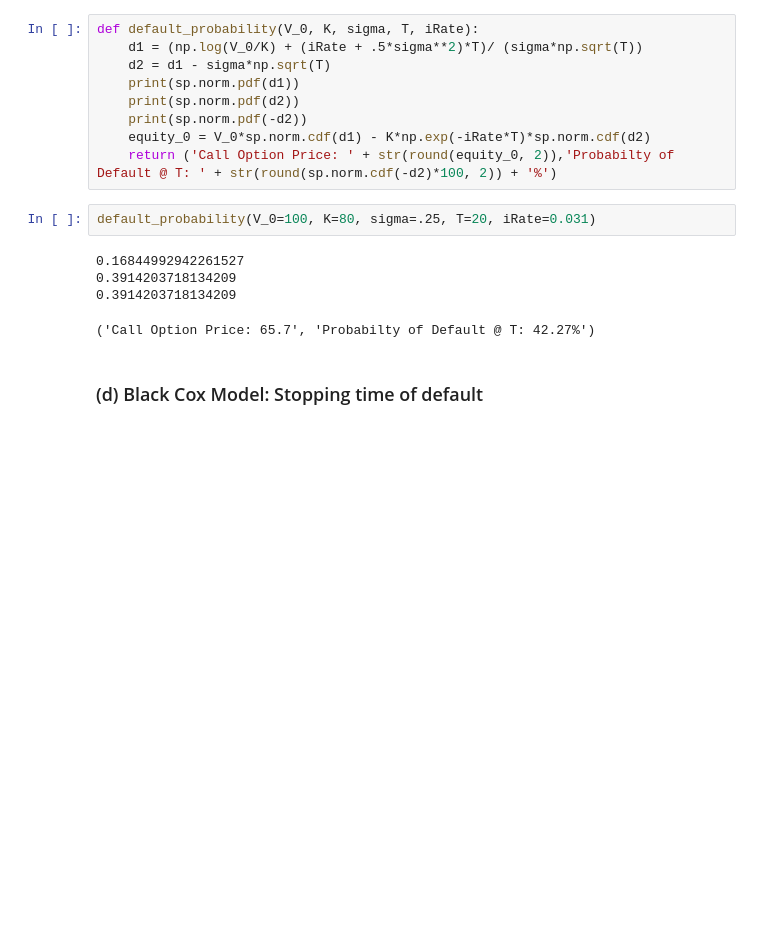
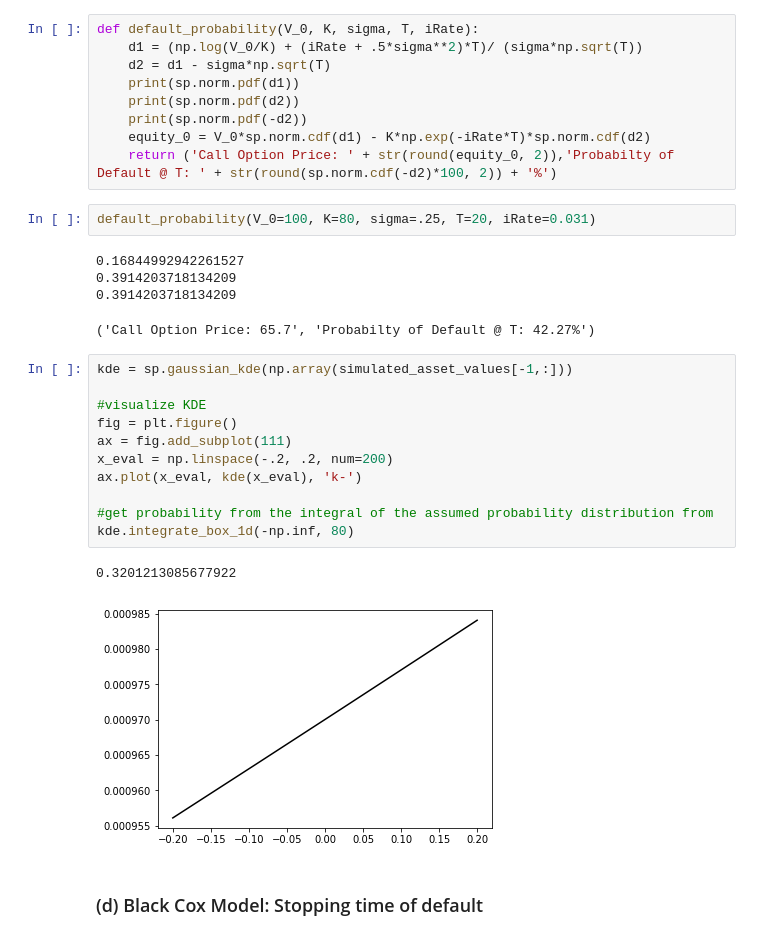
Before and after one commit to Amcdonne95/Imperial_Credit_RIsk, a Jupyter notebook: Merton_BlackCox_Model.ipynb, the cells around one changed output. Drawn from its saved outputs; the diff is of its cells as text; blank space fills up the shorter version.

```diff
--- a/Merton_BlackCox_Model.ipynb
+++ b/Merton_BlackCox_Model.ipynb
@@ -117,5 +149,19 @@ default_probability(V_0=100, K=80, sigma=.25, T=20, iRate=0.031)
 0.3914203718134209
 0.3914203718134209
 ('Call Option Price: 65.7', 'Probabilty of Default @ T: 42.27%')
+# %%
+kde = sp.gaussian_kde(np.array(simulated_asset_values[-1,:]))
+
+#visualize KDE
+fig = plt.figure()
+ax = fig.add_subplot(111)
+x_eval = np.linspace(-.2, .2, num=200)
+ax.plot(x_eval, kde(x_eval), 'k-')
+
+#get probability from the integral of the assumed probability distribution from
+kde.integrate_box_1d(-np.inf, 80)
+# %% [output]
+0.3201213085677922
+[figure, added]
 # %% [markdown]
 ### (d) Black Cox Model: Stopping time of default
```
Also changed, not shown: parts of 14 cells of this notebook.
